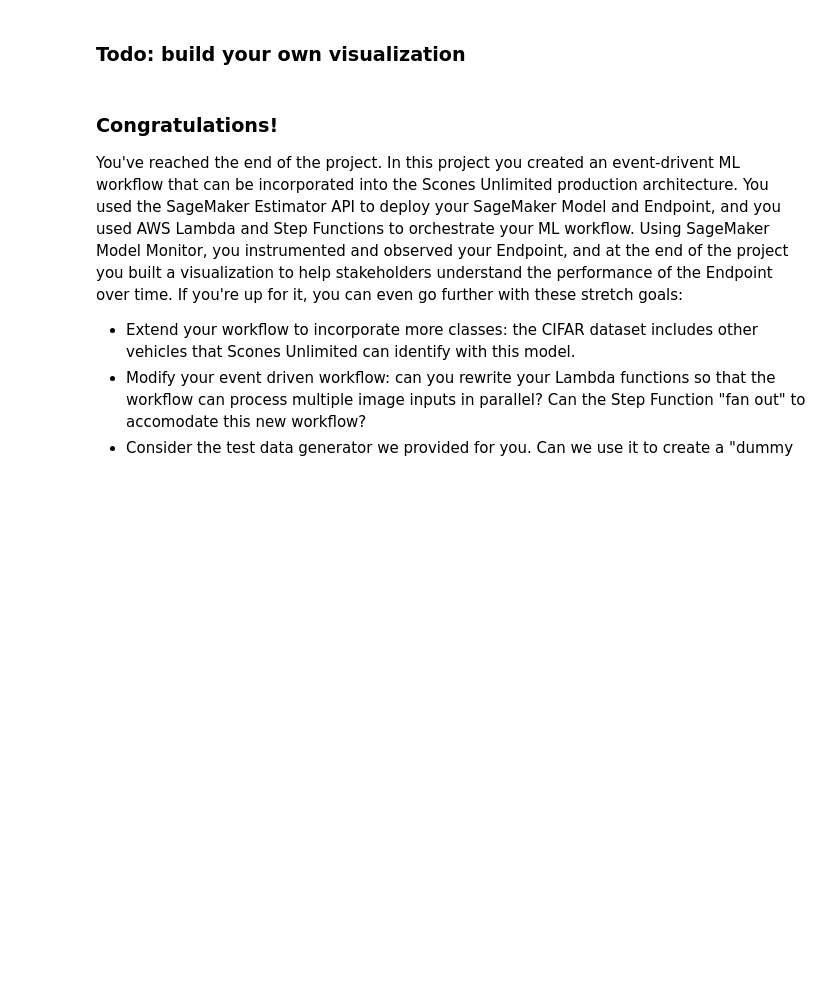
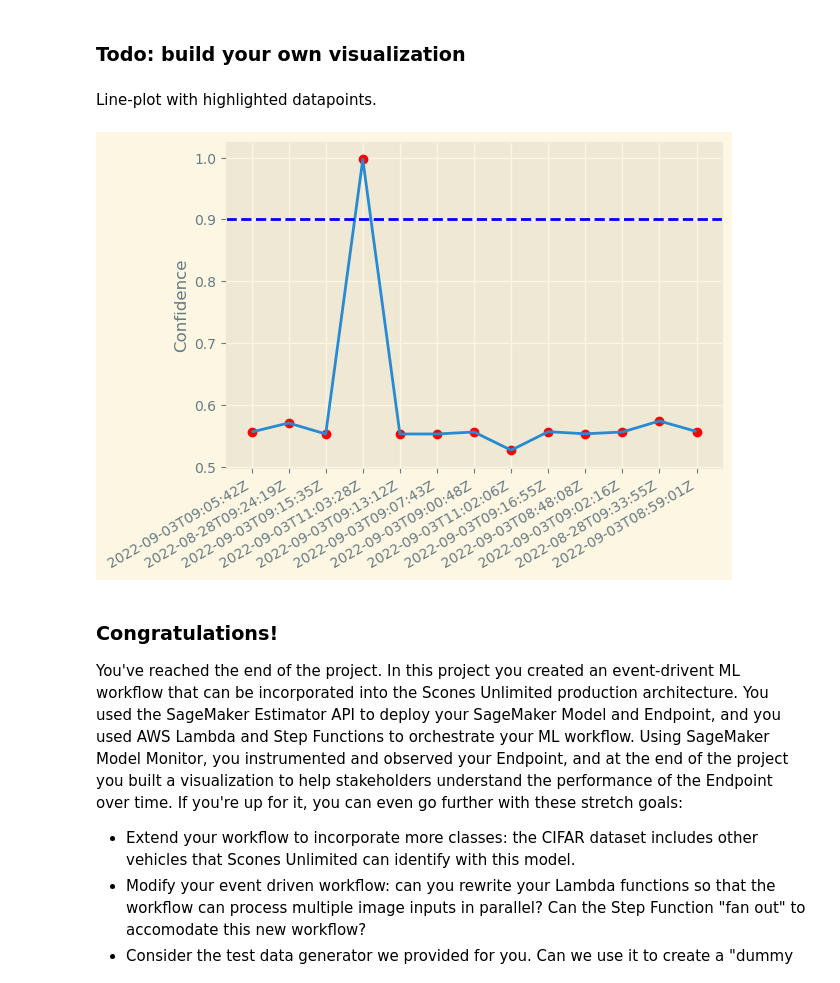
Before and after one commit to Mokohn/aws-ml-engineer-nanodegree, a Jupyter notebook: nd009t-C2-Developing-ML-Workflow-master/project/starter.ipynb, the cells around one changed output. Saved outputs shown, nothing was run; the diff lists cells and outputs as text; code cells hidden in the pictures; blank space fills up the shorter version.

```diff
--- a/nd009t-C2-Developing-ML-Workflow-master/project/starter.ipynb
+++ b/nd009t-C2-Developing-ML-Workflow-master/project/starter.ipynb
@@ -740,5 +747,8 @@ file_handles = os.listdir("./captured_data")
 # Dump all the data into an array
 json_data = []
 for jsonl in file_handles:
-    with jsonlines.open(f"./captured_data/{jsonl}") as f:
-        json_data.append(f.read())
+    try:
+        with jsonlines.open(f"./captured_data/{jsonl}") as f:
+            json_data.append(f.read())
+    except:
+        print("Is a directory.")
@@ -781,5 +803,22 @@ plt.gcf().autofmt_xdate()
 # %% [markdown]
 ### Todo: build your own visualization
+# %% [markdown]
+Line-plot with highlighted datapoints.
+# %%
+# line plot
+plt.plot(x, y)
+plt.axhline(y=0.90, color='b', linestyle='--')
+
+plt.ylabel("Confidence")
+plt.style.use("Solarize_Light2")
+plt.gcf().autofmt_xdate()
+
+highlight = list(map(list, zip(x, y)))
+plt.scatter(x, y , color='r')
+
+plt.show()
+# %% [output]
+[figure, added]
 # %% [markdown]
 ### Congratulations!
 
```
Also changed, not shown: parts of 12 cells of this notebook, 1 other file.
